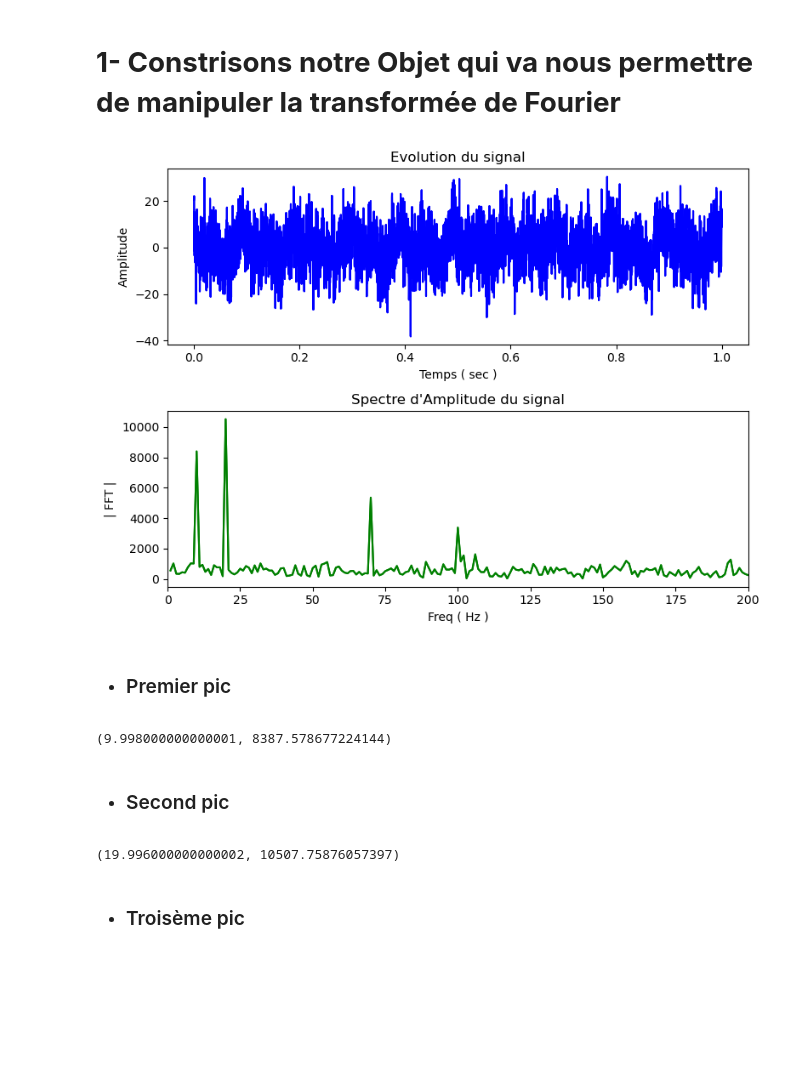
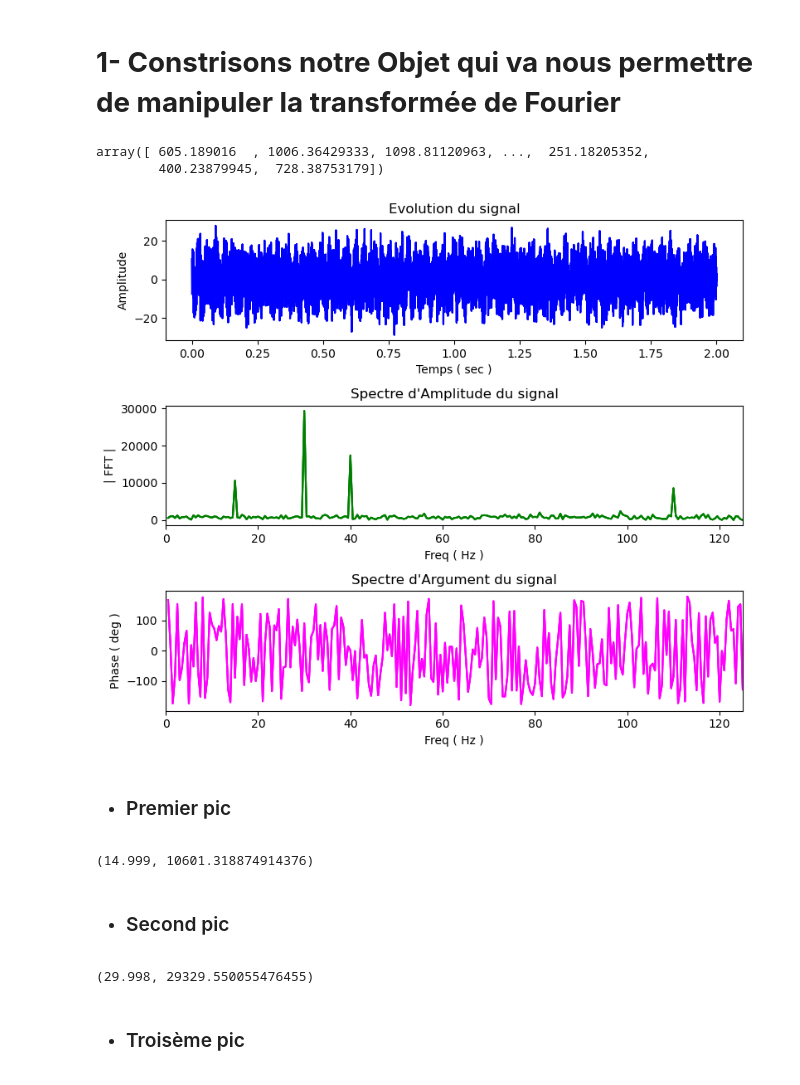
Before and after one commit to Brice-KENGNI-ZANGUIM/Signal_Processing, a Jupyter notebook: 3 - Suppression du bruit dans un signal/Suppression_du_bruit.ipynb, the cells around one changed output. Cells and saved outputs as stored; diff of their text form; code cells hidden in the pictures; blank space fills up the shorter version.

Commit message:
IFFT

```diff
--- a/3 - Suppression du bruit dans un signal/Suppression_du_bruit.ipynb
+++ b/3 - Suppression du bruit dans un signal/Suppression_du_bruit.ipynb
@@ -55,10 +55,11 @@ except :
 # %% [markdown]
 <h2> Considérons le signal pure qui suit
 # %%
-n = 5000
-t = np.linspace(0,1,n)
+n = 15000
+duration = 2
+t = np.linspace(0,duration,n)
 
-f_pure = 2.*np.sin(2.*np.pi*70*t) + 3.5*np.cos(2.*np.pi*10*t) - 4*np.sin(2.*np.pi*20*t) + 1.3*np.sin(2*np.pi*100*t)
+f_pure = 1.4*np.sin(2.*np.pi*15*t) + 2.3*np.cos(2.*np.pi*40*t) - 4*np.sin(2.*np.pi*30*t) + 1.2*np.sin(2*np.pi*110*t)
 # %% [markdown]
 <h2> Représentation graphique du signal
 # %%
@@ -75,7 +76,7 @@ plt.show()
 # %% [markdown]
 <h2> En python, le bruit peut être modélisé par une fonction aléatoire du temps. On peut alors utiliser la bibliothèque numpy
 # %%
-bruit = 8*np.random.randn(len(t))
+bruit = 7*np.random.randn(len(t))
 # %%
 plt.figure(figsize=(10,7))
 plt.plot(t , bruit , color ="r", lw = 0.8, label="Bruit" )
@@ -343,7 +344,7 @@ class Fourrier_Transform(  ):
         ###########################################################################
         ######################       Module et argument      ######################
         ###########################################################################
-        FFT_mag = np.abs(FFT)
+        FFT_mag = np.abs(FFT) #np.real(FFT*np.conjugate(FFT)/FFT.size) #np.abs(FFT)
         FFT_arg = np.angle(FFT, deg=True)
 
         ###########################################################################
@@ -640,7 +641,7 @@ class Fourrier_Transform(  ):
 
         return pd.DataFrame({"Fréquences": final_freq, "Amplitude": final_mag})
 
-    def invers_transform( self , seuil = -1) :
+    def invers_transform( self , seuil = -1, methode= 1) :
         """
         DESCRIPTION :
         ------------
@@ -665,34 +666,41 @@ class Fourrier_Transform(  ):
             kenzabri2@yahoo.com
 
         """
-        N = len(self.signal)
-        PSD =  self.FFT_0*np.conjugate(self.FFT_0)       # Power spectral Density
-        filtre = PSD >= seuil
-        self.IFFT = np.fft.ifft( self.FFT_0*filtre , N )
-        self.IFFT  = np.abs(self.IFFT)
+        if methode == 1 :
+            self.PSD = np.abs(self.FFT_0) #self.FFT_0*np.conjugate(self.FFT_0)/self.N       # Power spectral Density
+            filtre = self.PSD >= seuil
+            self.IFFT = np.fft.ifft( self.FFT_0*filtre )
+            self.IFFT = np.real(self.IFFT )
+        elif methode == 2 :
+            pass
 
         return self.IFFT
 # %% [markdown]
 <h1> <strong> 1-  Constrisons notre Objet qui va nous permettre de manipuler la transformée de Fourier
 # %%
-FFT = Fourrier_Transform( function=f, sampling_rate= len(f))
+FFT = Fourrier_Transform( function=f, sampling_rate= len(f)/duration)
 _ = FFT.transform()
+# %%
+FFT.FFT_mag_pos
+# %% [output]
+array([ 605.189016  , 1006.36429333, 1098.81120963, ...,  251.18205352,
+        400.23879945,  728.38753179])
 # %%
-FFT.plot(style="SM", figsize=(8,6), freq_max= 200)
+FFT.plot(style="SMa", figsize=(8,7), freq_max= 125)
 # %% [output]
-[figure, old version]
+[figure, new version]
 # %% [markdown]
 - <h3> Premier pic
 # %%
-FFT.pic_spectral(0, 12)
+FFT.pic_spectral(0, 20)
 # %% [output]
-(9.998000000000001, 8387.578677224144)
+(14.999, 10601.318874914376)
 # %% [markdown]
 - <h3> Second pic
 # %%
-FFT.pic_spectral(13, 50)
+FFT.pic_spectral(20, 35)
 # %% [output]
-(19.996000000000002, 10507.75876057397)
+(29.998, 29329.550055476455)
 # %% [markdown]
 - <h3> Troisème pic
 # %%
```
Also changed, not shown: parts of 9 cells of this notebook.
